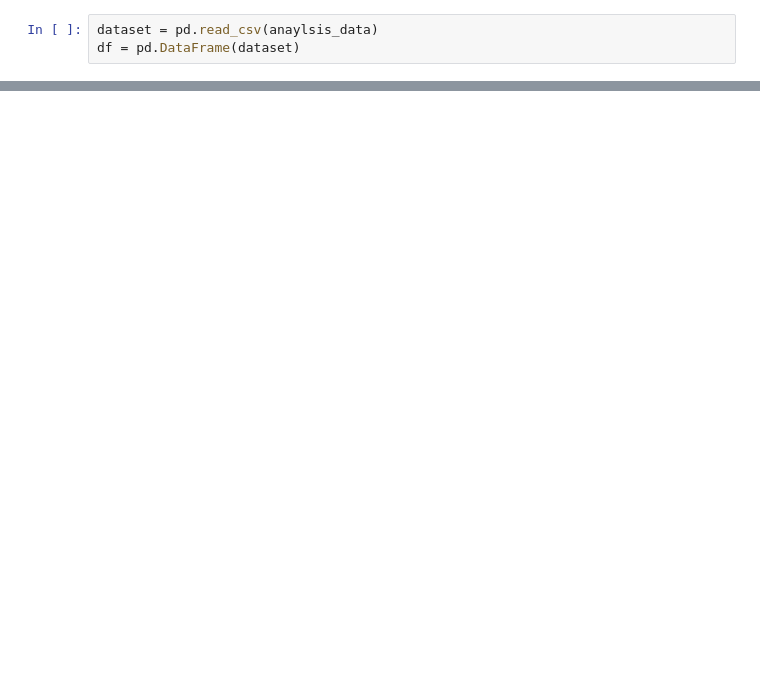
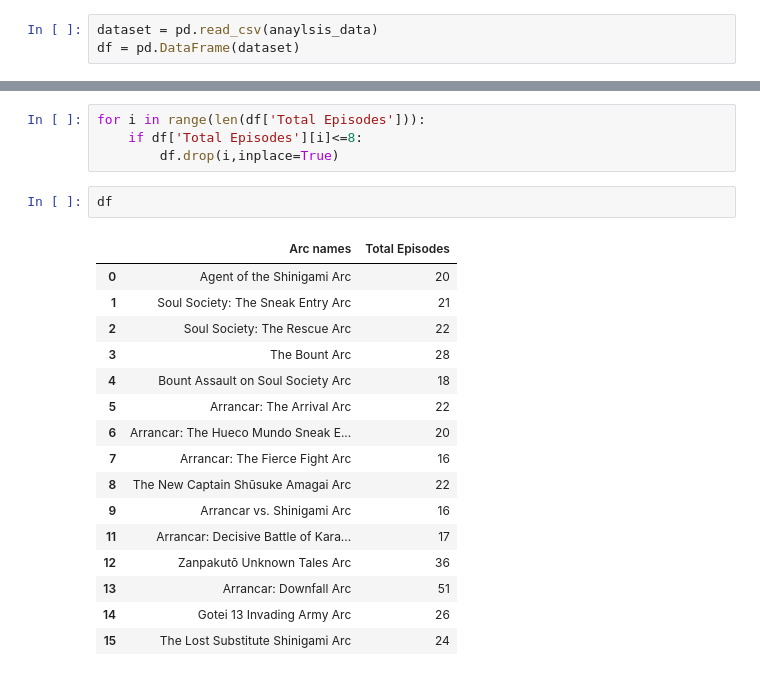
Before and after one commit to lucifertrj/big_three_analysis, a Jupyter notebook: BigThreeARC_Analysis.ipynb, the cells around one changed output, grey strips where cells are left out. Saved outputs shown, nothing was run; the diff lists cells and outputs as text; blank space fills up the shorter version.

```diff
--- a/BigThreeARC_Analysis.ipynb
+++ b/BigThreeARC_Analysis.ipynb
@@ -57,0 +89,23 @@ df.head(10)
+# %%
+for i in range(len(df['Total Episodes'])):
+    if df['Total Episodes'][i]<=8:
+        df.drop(i,inplace=True)
+# %%
+df
+# %% [output]
+|  | Arc names | Total Episodes |
+| 0 | Agent of the Shinigami Arc | 20 |
+| 1 | Soul Society: The Sneak Entry Arc | 21 |
+| 2 | Soul Society: The Rescue Arc | 22 |
+| 3 | The Bount Arc | 28 |
+| 4 | Bount Assault on Soul Society Arc | 18 |
+| 5 | Arrancar: The Arrival Arc | 22 |
+| 6 | Arrancar: The Hueco Mundo Sneak E... | 20 |
+| 7 | Arrancar: The Fierce Fight Arc | 16 |
+| 8 | The New Captain Shūsuke Amagai Arc | 22 |
+| 9 | Arrancar vs. Shinigami Arc | 16 |
+| 11 | Arrancar: Decisive Battle of Kara... | 17 |
+| 12 | Zanpakutō Unknown Tales Arc | 36 |
+| 13 | Arrancar: Downfall Arc | 51 |
+| 14 | Gotei 13 Invading Army Arc | 26 |
+| 15 | The Lost Substitute Shinigami Arc | 24 |
```
Also changed, not shown: parts of 17 cells of this notebook.
